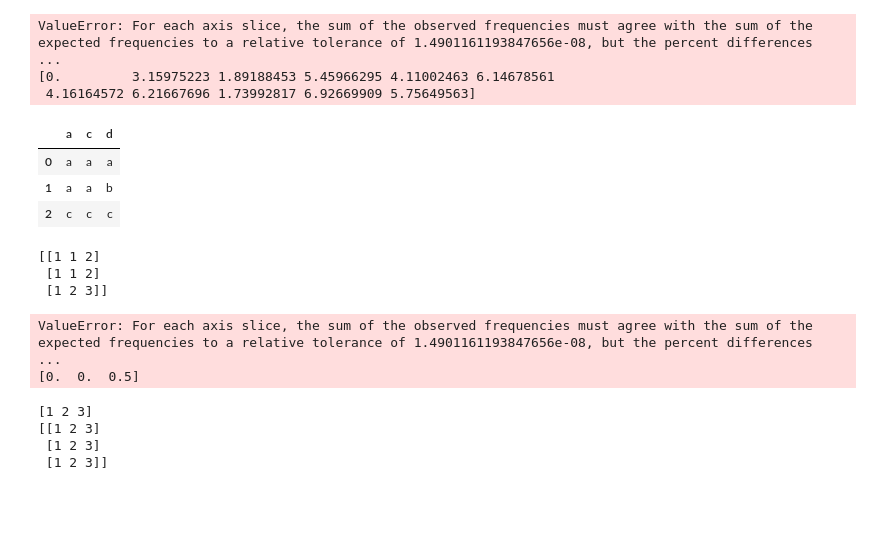
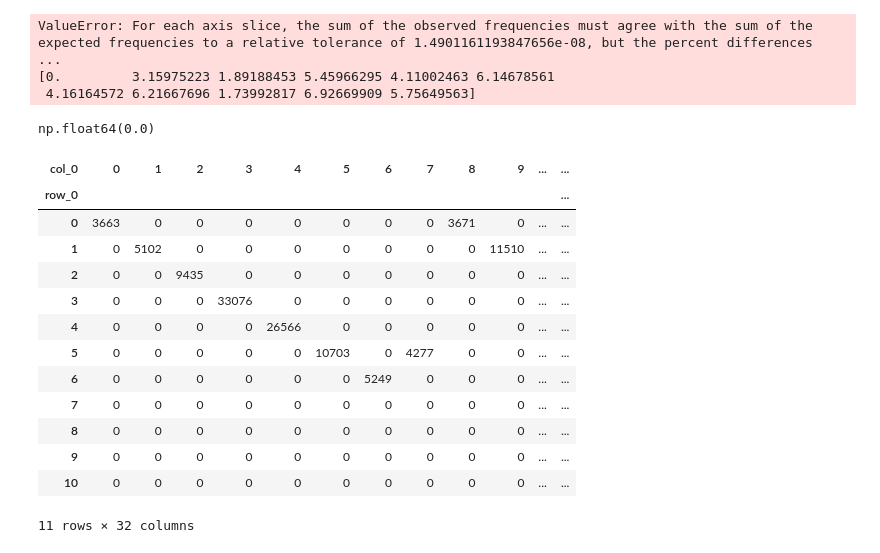
Before and after one commit to JTPiingtoh/healthcare_data_predict_stay, a Jupyter notebook: explore_better.ipynb, the cells around one changed output. Cells and saved outputs as stored; diff of their text form; code cells hidden in the pictures; blank space fills up the shorter version.

```diff
--- a/explore_better.ipynb
+++ b/explore_better.ipynb
@@ -130,33 +148,35 @@ pd.DataFrame([chisquare(f_obs=df_train_cat[x].values, f_exp=df_train_cat.values.
 ValueError: For each axis slice, the sum of the observed frequencies must agree with the sum of the expected frequencies to a relative tolerance of 1.4901161193847656e-08, but the percent differences  ...
 [0.         3.15975223 1.89188453 5.45966295 4.11002463 6.14678561
  4.16164572 6.21667696 1.73992817 6.92669909 5.75649563]
-# %%
-df=pd.DataFrame({'a':['a','a','c'],'c':['a','a','c'],'d':['a','b','c']})
-df
-# %% [output]
-|  | a | c | d |
-| 0 | a | a | a |
-| 1 | a | a | b |
-| 2 | c | c | c |
-# %%
-df=df.apply(lambda x : pd.factorize(x)[0])+1
-df
-
-print(df.values.T)
-
-pd.DataFrame([chisquare(df[x].values,f_exp=df.values.T,axis=1)[0] for x in df])
-# %% [output]
-[[1 1 2]
- [1 1 2]
- [1 2 3]]
-ValueError: For each axis slice, the sum of the observed frequencies must agree with the sum of the expected frequencies to a relative tolerance of 1.4901161193847656e-08, but the percent differences  ...
-[0.  0.  0.5]
-# %%
-print(df['a'].values)
-
-print(df.values.T)
-# %% [output]
-[1 2 3]
-[[1 2 3]
- [1 2 3]
- [1 2 3]]
+# %%
+
+
+city_code_hospital = df_train['City_Code_Hospital']
+hospital_type_code = df_train['Hospital_code']
+
+city_code_hospital = pd.factorize(city_code_hospital)[0]
+hospital_type_code = pd.factorize(hospital_type_code)[0]
+
+tab = pd.crosstab(city_code_hospital, hospital_type_code)
+
+result = scs.chi2_contingency(tab)
+result.pvalue
+# %% [output]
+np.float64(0.0)
+# %%
+tab
+# %% [output]
+| col_0 | 0 | 1 | 2 | 3 | 4 | 5 | 6 | 7 | 8 | 9 | ... | ... |
+| row_0 |  |  |  |  |  |  |  |  |  |  |  | ... |
+| 0 | 3663 | 0 | 0 | 0 | 0 | 0 | 0 | 0 | 3671 | 0 | ... | ... |
+| 1 | 0 | 5102 | 0 | 0 | 0 | 0 | 0 | 0 | 0 | 11510 | ... | ... |
+| 2 | 0 | 0 | 9435 | 0 | 0 | 0 | 0 | 0 | 0 | 0 | ... | ... |
+| 3 | 0 | 0 | 0 | 33076 | 0 | 0 | 0 | 0 | 0 | 0 | ... | ... |
+| 4 | 0 | 0 | 0 | 0 | 26566 | 0 | 0 | 0 | 0 | 0 | ... | ... |
+| 5 | 0 | 0 | 0 | 0 | 0 | 10703 | 0 | 4277 | 0 | 0 | ... | ... |
+| 6 | 0 | 0 | 0 | 0 | 0 | 0 | 5249 | 0 | 0 | 0 | ... | ... |
+| 7 | 0 | 0 | 0 | 0 | 0 | 0 | 0 | 0 | 0 | 0 | ... | ... |
+| 8 | 0 | 0 | 0 | 0 | 0 | 0 | 0 | 0 | 0 | 0 | ... | ... |
+| 9 | 0 | 0 | 0 | 0 | 0 | 0 | 0 | 0 | 0 | 0 | ... | ... |
+| 10 | 0 | 0 | 0 | 0 | 0 | 0 | 0 | 0 | 0 | 0 | ... | ... |
+11 rows × 32 columns
```
Also changed, not shown: parts of 12 cells of this notebook.
